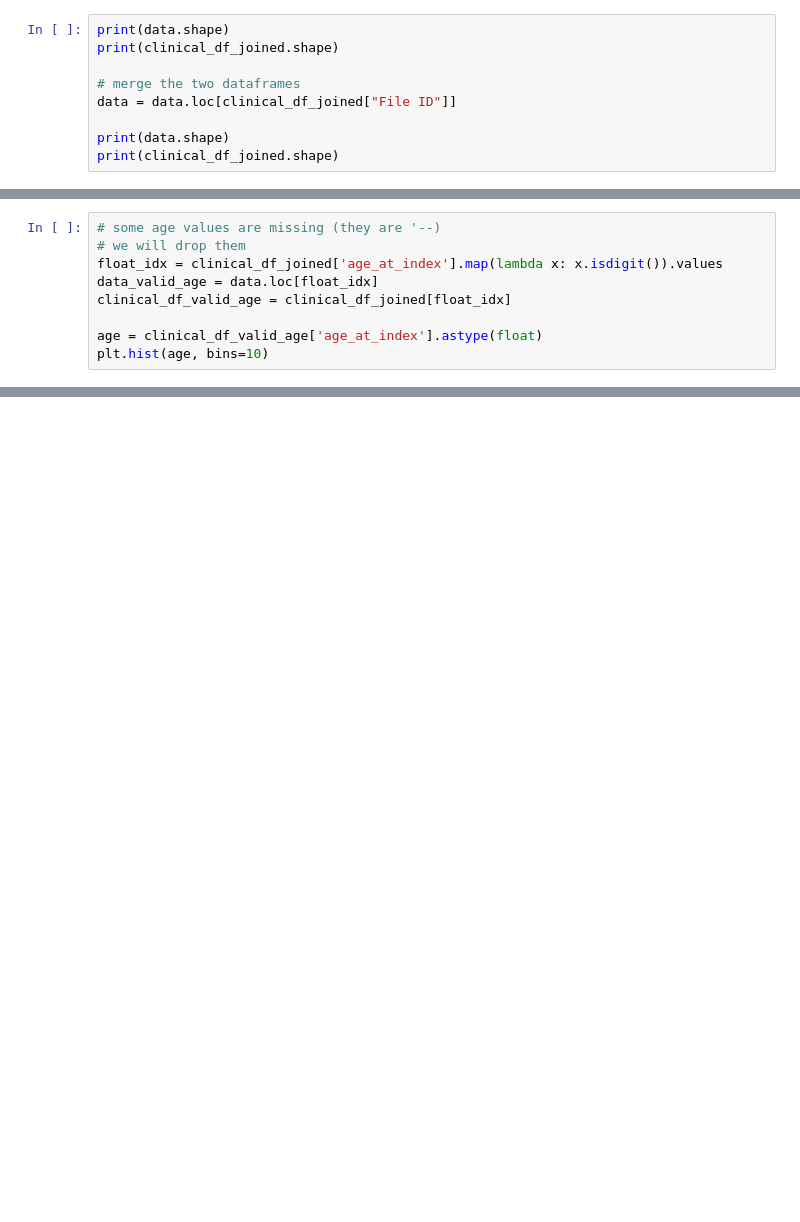
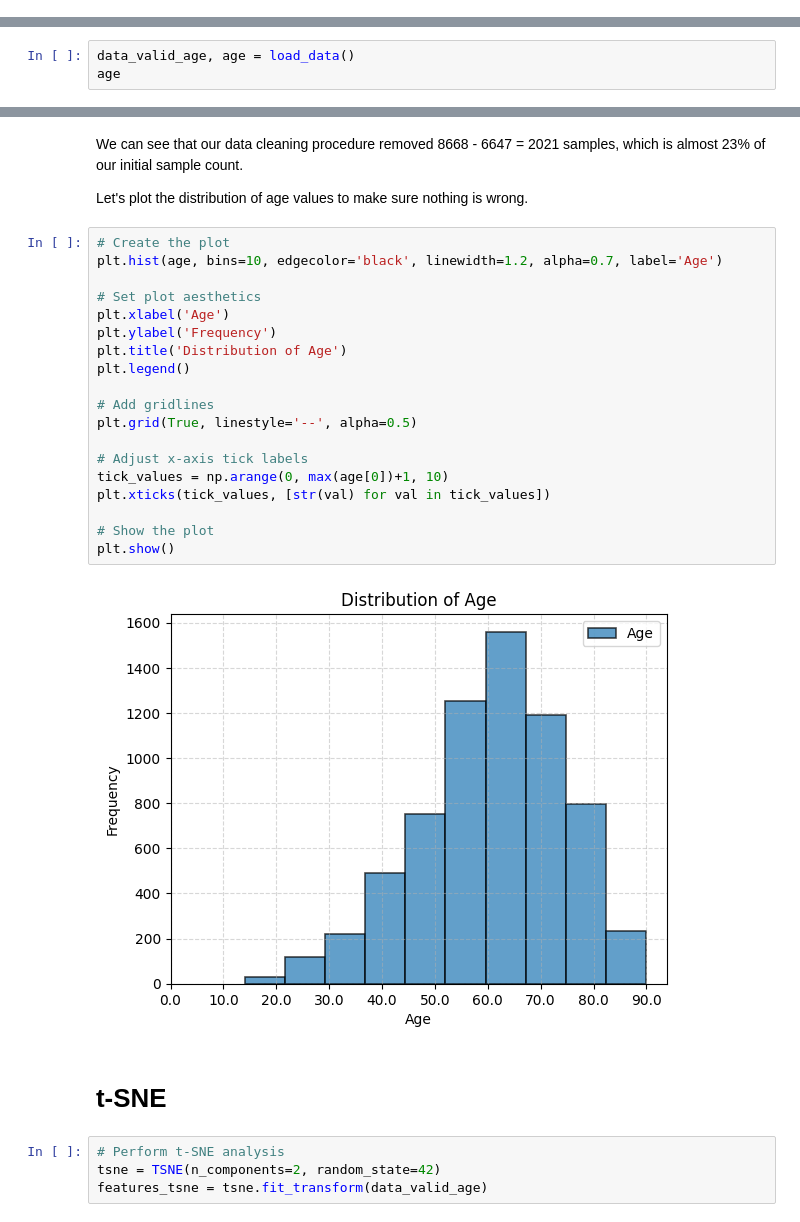
Before and after one commit to rubidi02/RNA-seq-cancer-classification, a Jupyter notebook: 5_xgboost_age.ipynb, the cells around one changed output, grey strips where cells are left out. Cells and saved outputs as stored; diff of their text form; blank space fills up the shorter version.

Commit message:
cleaning the data and adding markdown blocks

```diff
--- a/5_xgboost_age.ipynb
+++ b/5_xgboost_age.ipynb
@@ -206,9 +0,0 @@ a592fdde-b880-4901-9a35-cbea7326e2dd             1.8369
-# %%
-print(data.shape)
-print(clinical_df_joined.shape)
-
-# merge the two dataframes
-data = data.loc[clinical_df_joined["File ID"]]
-
-print(data.shape)
-print(clinical_df_joined.shape)
@@ -220,9 +0,0 @@ print(clinical_df_joined.shape)
-# %%
-# some age values are missing (they are '--)
-# we will drop them
-float_idx = clinical_df_joined['age_at_index'].map(lambda x: x.isdigit()).values
-data_valid_age = data.loc[float_idx]
-clinical_df_valid_age = clinical_df_joined[float_idx]
-
-age = clinical_df_valid_age['age_at_index'].astype(float)
-plt.hist(age, bins=10)
@@ -353,0 +48,3 @@ array([[71.        , 70.99993134],
+# %%
+data_valid_age, age = load_data()
+age
@@ -353,0 +67,31 @@ array([[71.        , 70.99993134],
+# %% [markdown]
+We can see that our data cleaning procedure removed 8668 - 6647 = 2021 samples, which is almost 23% of our initial sample count.
+
+Let's plot the distribution of age values to make sure nothing is wrong.
+# %%
+# Create the plot
+plt.hist(age, bins=10, edgecolor='black', linewidth=1.2, alpha=0.7, label='Age')
+
+# Set plot aesthetics
+plt.xlabel('Age')
+plt.ylabel('Frequency')
+plt.title('Distribution of Age')
+plt.legend()
+
+# Add gridlines
+plt.grid(True, linestyle='--', alpha=0.5)
+
+# Adjust x-axis tick labels
+tick_values = np.arange(0, max(age[0])+1, 10)
+plt.xticks(tick_values, [str(val) for val in tick_values])
+
+# Show the plot
+plt.show()
+# %% [output]
+[figure, added]
+# %% [markdown]
+# t-SNE
+# %%
+# Perform t-SNE analysis
+tsne = TSNE(n_components=2, random_state=42)
+features_tsne = tsne.fit_transform(data_valid_age)
```
Also changed, not shown: parts of 38 cells of this notebook, 2 other files.
